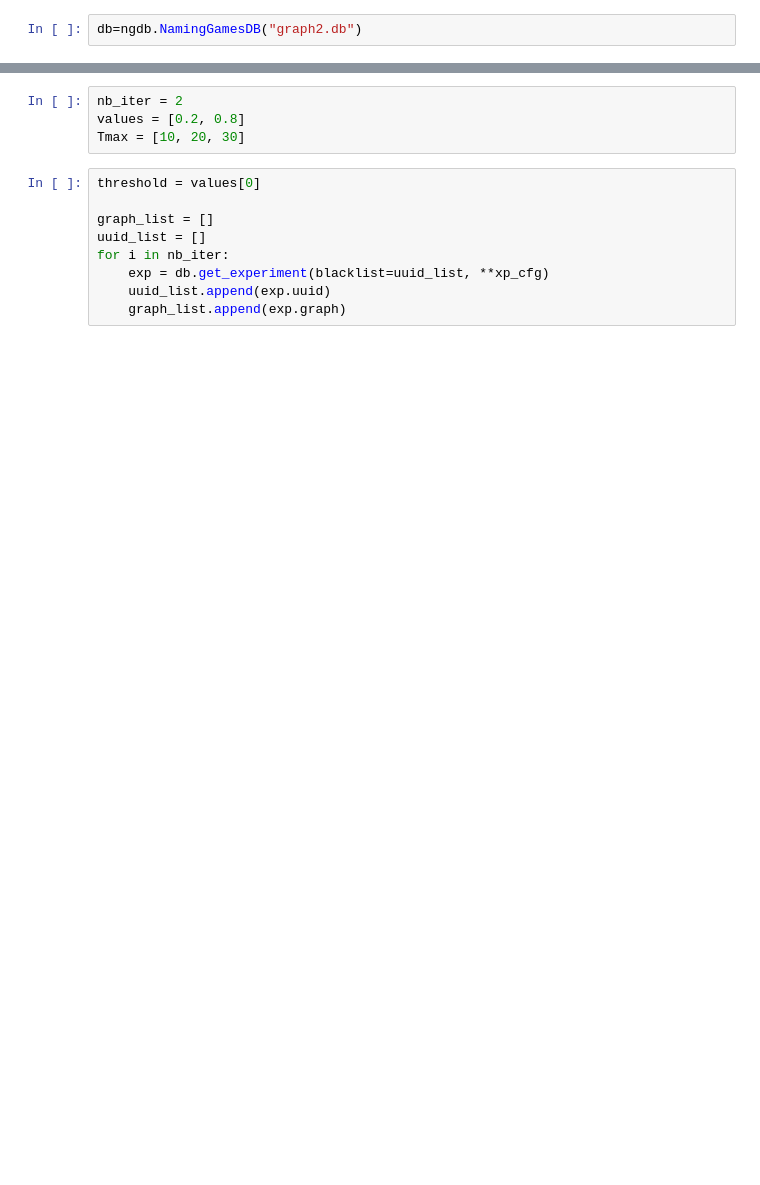
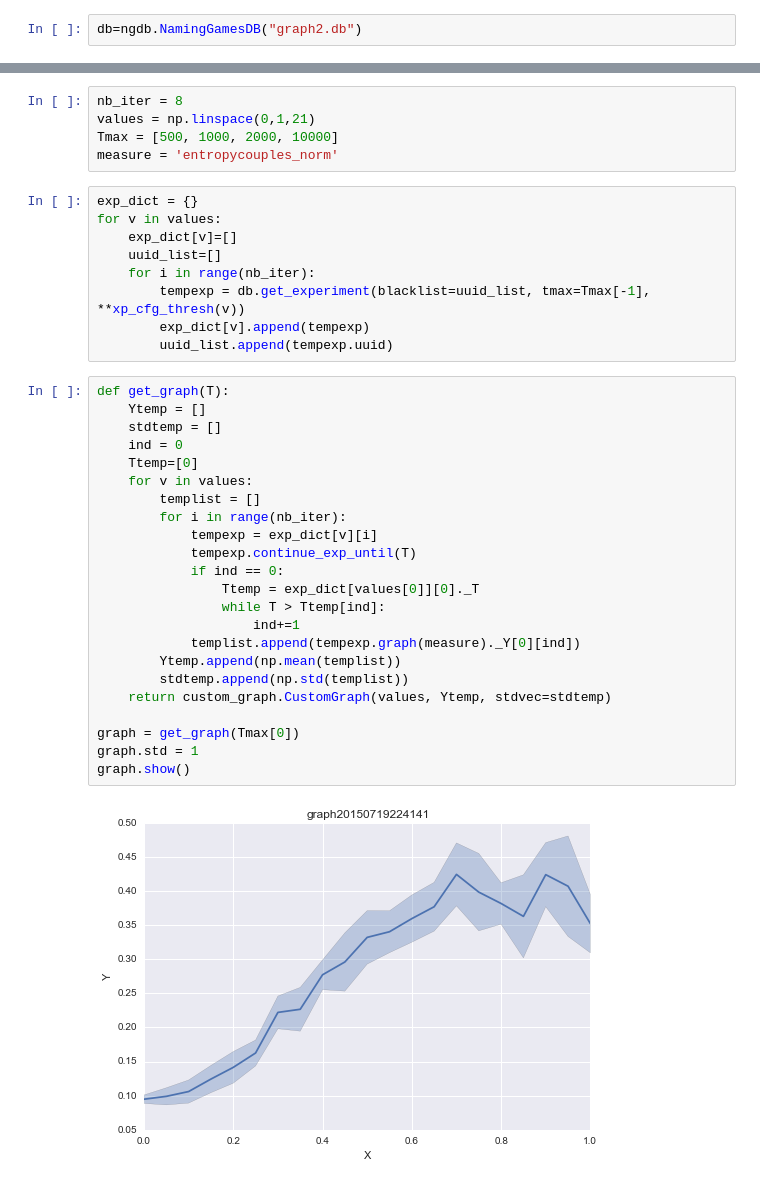
Before and after one commit to flowersteam/naminggamesal, a Jupyter notebook: graphs/Graph2_SuccessThresholdParameter.ipynb, the cells around one changed output, grey strips where cells are left out. Saved outputs shown, nothing was run; the diff lists cells and outputs as text; blank space fills up the shorter version.

Commit message:
all ipynb for graphs from the paper

```diff
--- a/graphs/Graph2_SuccessThresholdParameter.ipynb
+++ b/graphs/Graph2_SuccessThresholdParameter.ipynb
@@ -28,13 +31,39 @@ def xp_cfg_thresh(i):
-# %%
-nb_iter = 2
-values = [0.2, 0.8]
-Tmax = [10, 20, 30]
+# %%
+nb_iter = 8
+values = np.linspace(0,1,21)
+Tmax = [500, 1000, 2000, 10000]
+measure = 'entropycouples_norm'
 # %%
-threshold = values[0]
-
-graph_list = []
-uuid_list = []
-for i in nb_iter:
-    exp = db.get_experiment(blacklist=uuid_list, **xp_cfg)
-    uuid_list.append(exp.uuid)
-    graph_list.append(exp.graph)
+exp_dict = {}
+for v in values:
+    exp_dict[v]=[]
+    uuid_list=[]
+    for i in range(nb_iter):
+        tempexp = db.get_experiment(blacklist=uuid_list, tmax=Tmax[-1], **xp_cfg_thresh(v))
+        exp_dict[v].append(tempexp)
+        uuid_list.append(tempexp.uuid)
+# %%
+def get_graph(T):
+    Ytemp = []
+    stdtemp = []
+    ind = 0
+    Ttemp=[0]
+    for v in values:
+        templist = []
+        for i in range(nb_iter):
+            tempexp = exp_dict[v][i]
+            tempexp.continue_exp_until(T)
+            if ind == 0:
+                Ttemp = exp_dict[values[0]][0]._T
+                while T > Ttemp[ind]:
+                    ind+=1
+            templist.append(tempexp.graph(measure)._Y[0][ind])
+        Ytemp.append(np.mean(templist))
+        stdtemp.append(np.std(templist))
+    return custom_graph.CustomGraph(values, Ytemp, stdvec=stdtemp)
+
+graph = get_graph(Tmax[0])
+graph.std = 1
+graph.show()
+# %% [output]
+[figure, added]
```
Also changed, not shown: parts of 6 cells of this notebook, 9 other files.
